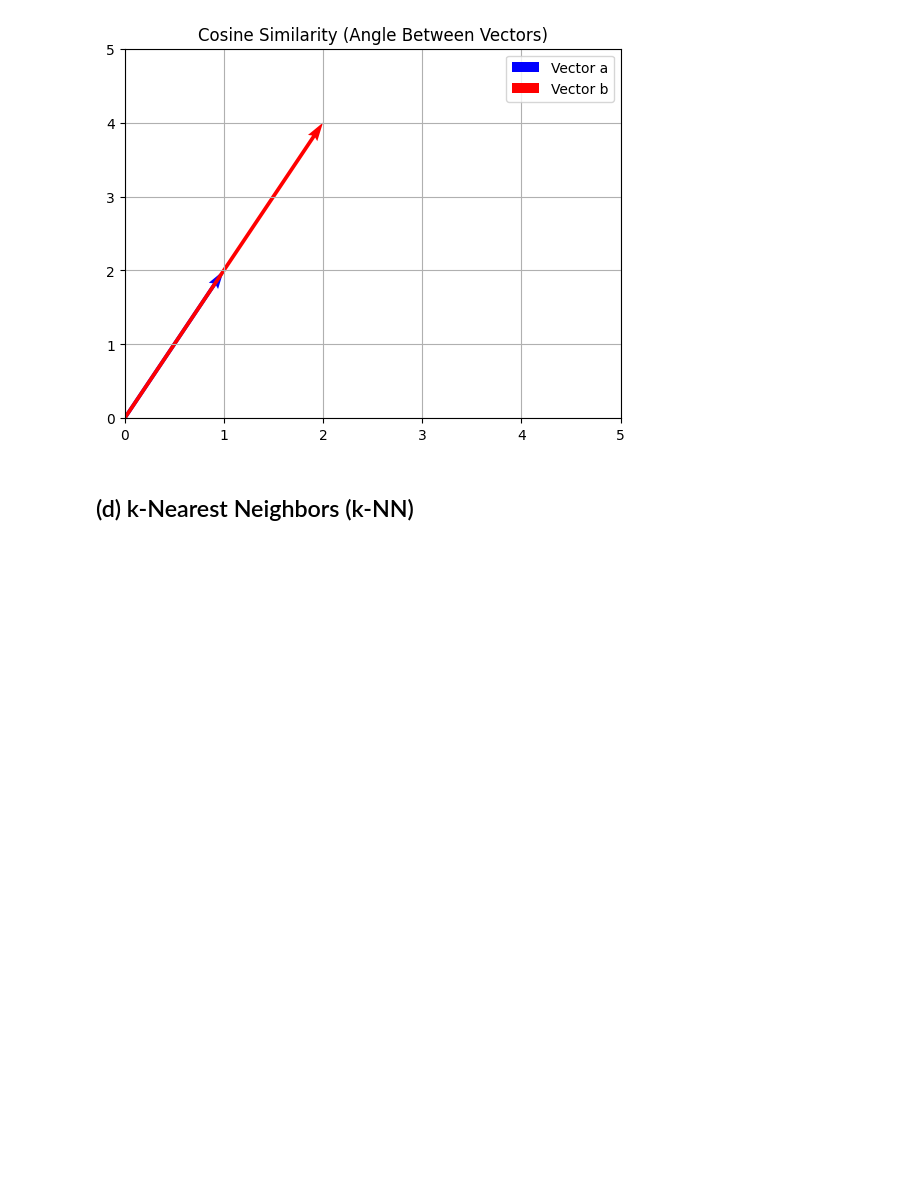
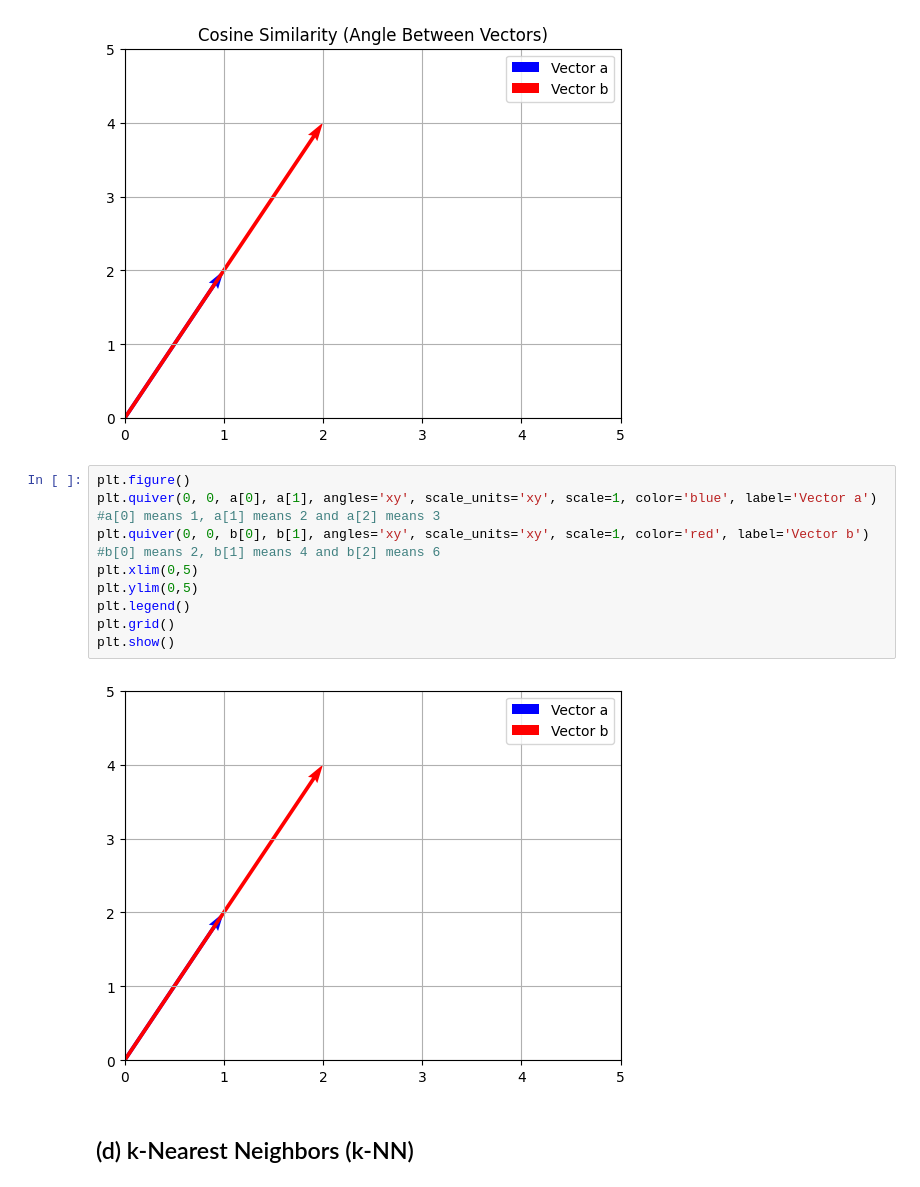
Before and after one commit to kopiyo/Anomaly-Detection, a Jupyter notebook: notebooks/distance_and_knn_demo.ipynb, the cells around one changed output. Drawn from its saved outputs; the diff is of its cells as text; blank space fills up the shorter version.

```diff
--- a/notebooks/distance_and_knn_demo.ipynb
+++ b/notebooks/distance_and_knn_demo.ipynb
@@ -97,6 +97,19 @@ plt.show()
 Cosine Similarity: 1.0
 Cosine Distance: 0.0
 [figure]
+# %%
+plt.figure()
+plt.quiver(0, 0, a[0], a[1], angles='xy', scale_units='xy', scale=1, color='blue', label='Vector a')
+#a[0] means 1, a[1] means 2 and a[2] means 3
+plt.quiver(0, 0, b[0], b[1], angles='xy', scale_units='xy', scale=1, color='red', label='Vector b')
+#b[0] means 2, b[1] means 4 and b[2] means 6
+plt.xlim(0,5)
+plt.ylim(0,5)
+plt.legend()
+plt.grid()
+plt.show()
+# %% [output]
+[figure, added]
 # %% [markdown]
 ## (d) k-Nearest Neighbors (k-NN)
 # %%
```
Also changed, not shown: parts of 1 cell of this notebook.
